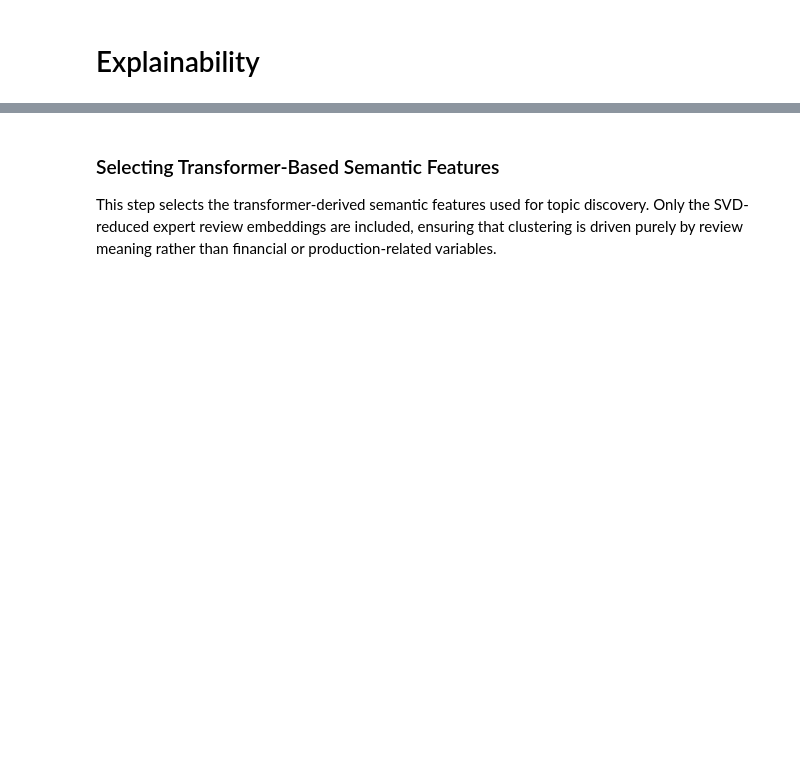
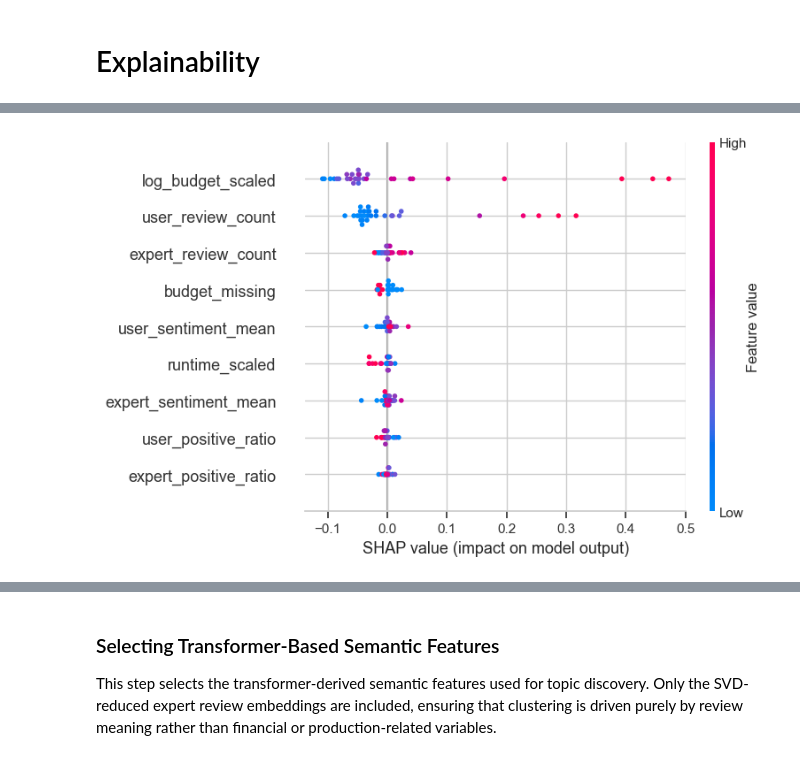
Before and after one commit to spaesey/ai-for-business-project, a Jupyter notebook: src/eda_feature_engineering.ipynb, the cells around one changed output, grey strips where cells are left out. Cells and saved outputs as stored; diff of their text form; code cells hidden in the pictures; blank space fills up the shorter version.

Commit message:
Updates are done but still need some improvments

```diff
--- a/src/eda_feature_engineering.ipynb
+++ b/src/eda_feature_engineering.ipynb
@@ -3054,0 +2950,88 @@ display(compare.head(12))
+# %%
+# ==============================
+# AUTHOR: Ahmed Farag
+# ==============================
+
+import numpy as np
+import pandas as pd
+import shap
+import torch
+import torch.nn.functional as F
+
+# --- Feature names (must match your ANN input column order)
+feature_names = [
+    'runtime_scaled',
+    'log_budget_scaled',
+    'budget_missing',
+    'user_review_count',
+    'user_positive_ratio',
+    'user_sentiment_mean',
+    'expert_review_count',
+    'expert_positive_ratio',
+    'expert_sentiment_mean'
+]
+
+# --- Model wrapper
+best_model = model
+device = "cuda" if torch.cuda.is_available() else "cpu"
+best_model = best_model.to(device)
+best_model.eval()
+
+def predict_proba_fn(X_array):
+    X_tensor = torch.tensor(X_array, dtype=torch.float32, device=device)
+    with torch.no_grad():
+        logits = best_model(X_tensor)
+        probs = F.softmax(logits, dim=1).detach().cpu().numpy()
+    return probs
+
+# --- Background + explain sample (KernelSHAP needs small background)
+rng = np.random.RandomState(42)
+
+bg_size = min(50, len(X_train_s))
+exp_size = min(30, len(X_test_s))
+
+bg_idx  = rng.choice(len(X_train_s), size=bg_size, replace=False)
+exp_idx = rng.choice(len(X_test_s),  size=exp_size, replace=False)
+
+X_bg  = X_train_s[bg_idx]                 # numpy
+X_exp = X_test_s[exp_idx]                 # numpy
+X_exp_df = pd.DataFrame(X_exp, columns=feature_names)
+
+explainer = shap.KernelExplainer(predict_proba_fn, X_bg)
+
+shap_values = explainer.shap_values(X_exp, nsamples=200)
+
+# --- Normalize SHAP format (handles list OR 3D array)
+def to_class_list(sv):
+    if isinstance(sv, list):
+        return sv
+    if isinstance(sv, np.ndarray) and sv.ndim == 3:  # (n_samples, n_features, n_classes)
+        return [sv[:, :, k] for k in range(sv.shape[2])]
+    raise ValueError(f"Unexpected SHAP format: {type(sv)} shape={getattr(sv,'shape',None)}")
+
+sv_list = to_class_list(shap_values)
+
+print("Detected n_classes:", len(sv_list))
+print("Class 0 SHAP matrix shape:", sv_list[0].shape)
+print("X_exp shape:", X_exp.shape)
+
+
+# --- Explain blockbuster bucket = 3 globally
+target_class = 3
+class_idx = target_class  # labels are 0..3
+
+shap.summary_plot(
+    sv_list[class_idx],
+    X_exp_df,
+    feature_names=feature_names,
+    show=True
+)
+
+shap.summary_plot(
+    sv_list[class_idx],
+    X_exp_df,
+    feature_names=feature_names,
+    plot_type="bar",
+    show=True
+)
+# %% [output]
@@ -3054,0 +3041 @@ display(compare.head(12))
+[figure, added]
```
Also changed, not shown: parts of 118 cells of this notebook, 4 other files.
